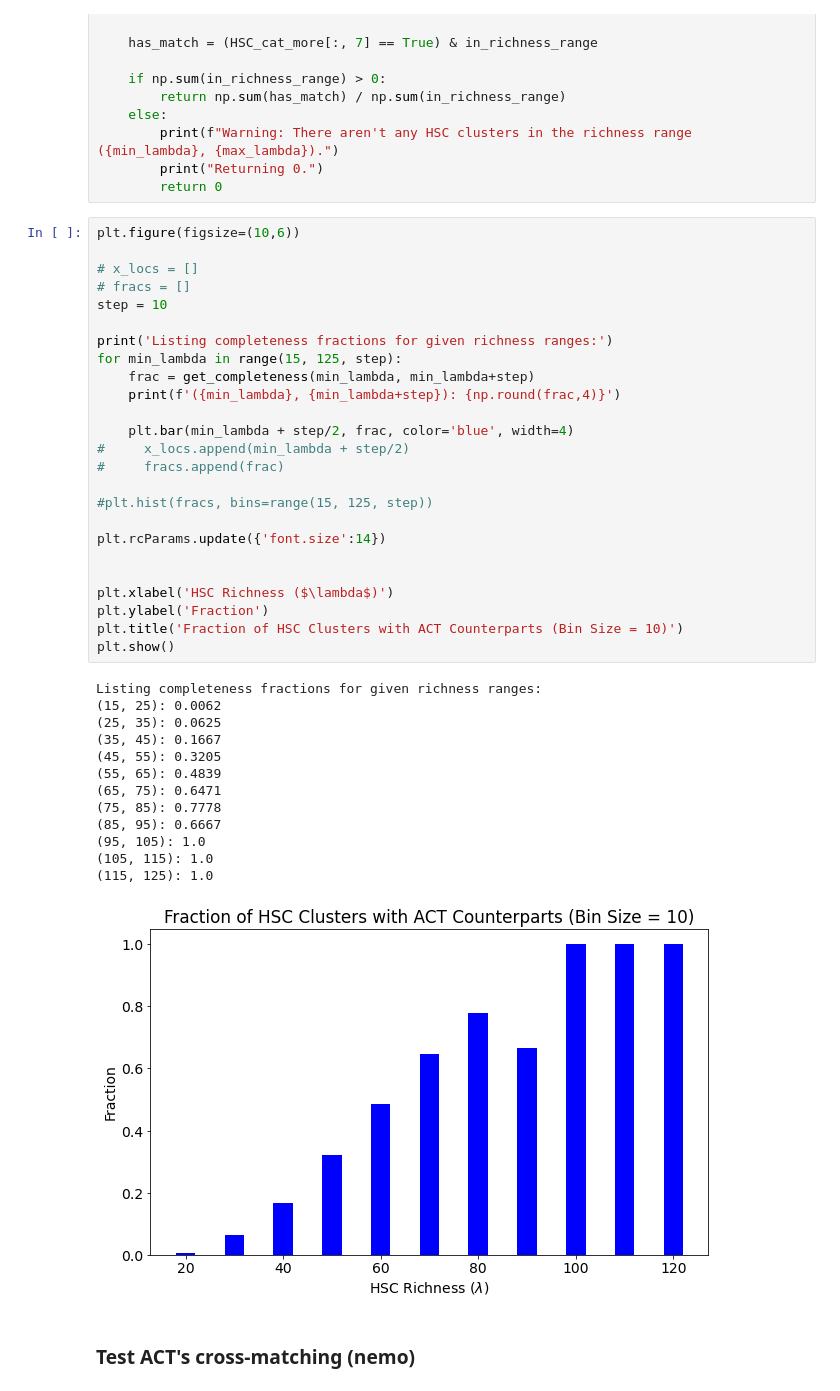
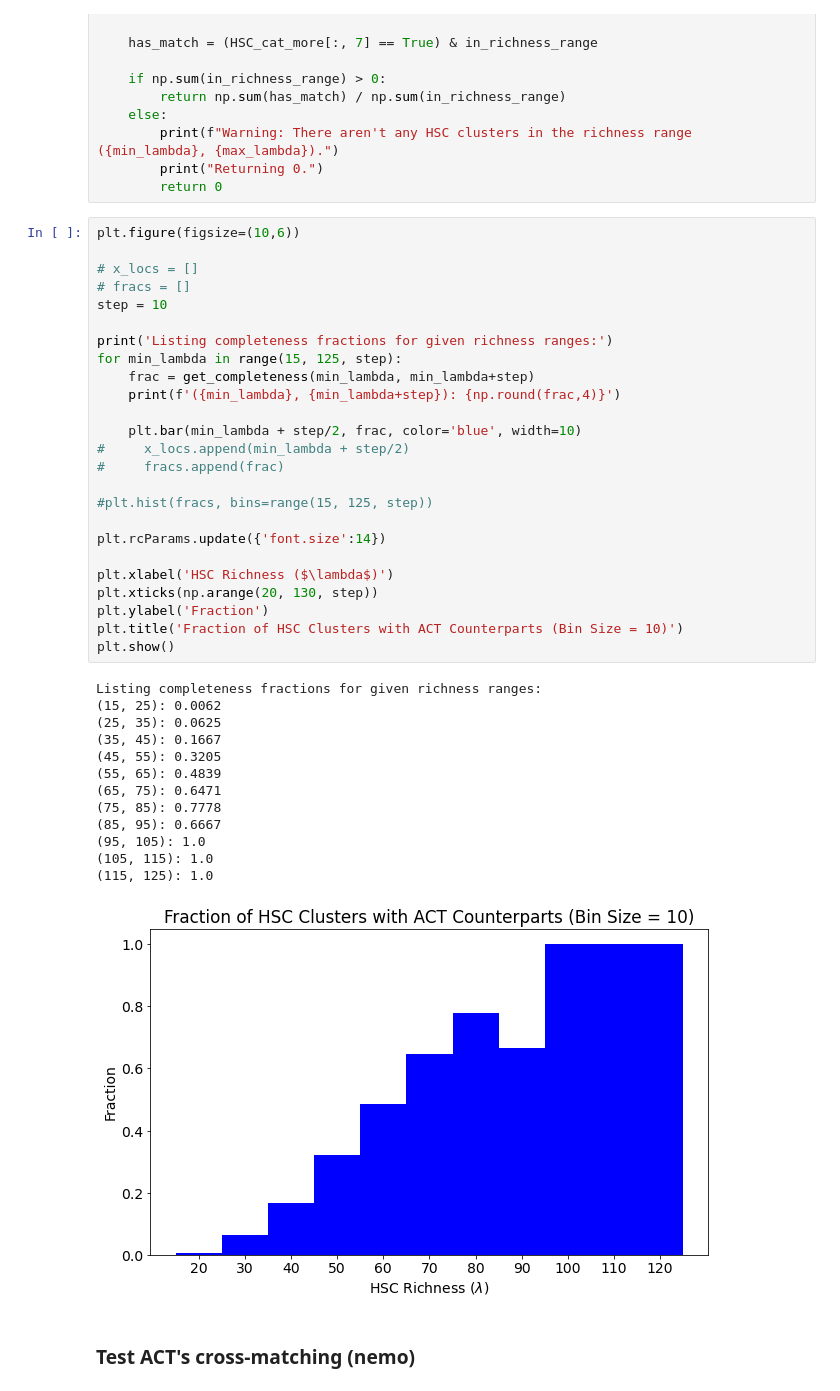
Before and after one commit to Jupiter1994/hsc-miscentering, a Jupyter notebook: HSC_ACT_Offset_Distribution.ipynb, the cells around one changed output. Cells and saved outputs as stored; diff of their text form.

```diff
--- a/HSC_ACT_Offset_Distribution.ipynb
+++ b/HSC_ACT_Offset_Distribution.ipynb
@@ -766,36 +767,36 @@ step = 10
 
 print('Listing completeness fractions for given richness ranges:')
 for min_lambda in range(15, 125, step):
     frac = get_completeness(min_lambda, min_lambda+step)
     print(f'({min_lambda}, {min_lambda+step}): {np.round(frac,4)}')
 
-    plt.bar(min_lambda + step/2, frac, color='blue', width=4)
+    plt.bar(min_lambda + step/2, frac, color='blue', width=10)
 #     x_locs.append(min_lambda + step/2)
 #     fracs.append(frac)
 
 #plt.hist(fracs, bins=range(15, 125, step))
 
 plt.rcParams.update({'font.size':14})
 
-
 plt.xlabel('HSC Richness ($\lambda$)')
+plt.xticks(np.arange(20, 130, step))
 plt.ylabel('Fraction')
 plt.title('Fraction of HSC Clusters with ACT Counterparts (Bin Size = 10)')
 plt.show()
 # %% [output]
 Listing completeness fractions for given richness ranges:
 (15, 25): 0.0062
 (25, 35): 0.0625
 (35, 45): 0.1667
 (45, 55): 0.3205
 (55, 65): 0.4839
 (65, 75): 0.6471
 (75, 85): 0.7778
 (85, 95): 0.6667
 (95, 105): 1.0
 (105, 115): 1.0
 (115, 125): 1.0
-[figure, old version]
+[figure, new version]
 # %% [markdown]
 ### Test ACT's cross-matching (nemo)
 # %%
```
Also changed, not shown: parts of 5 cells of this notebook, 3 other files.
